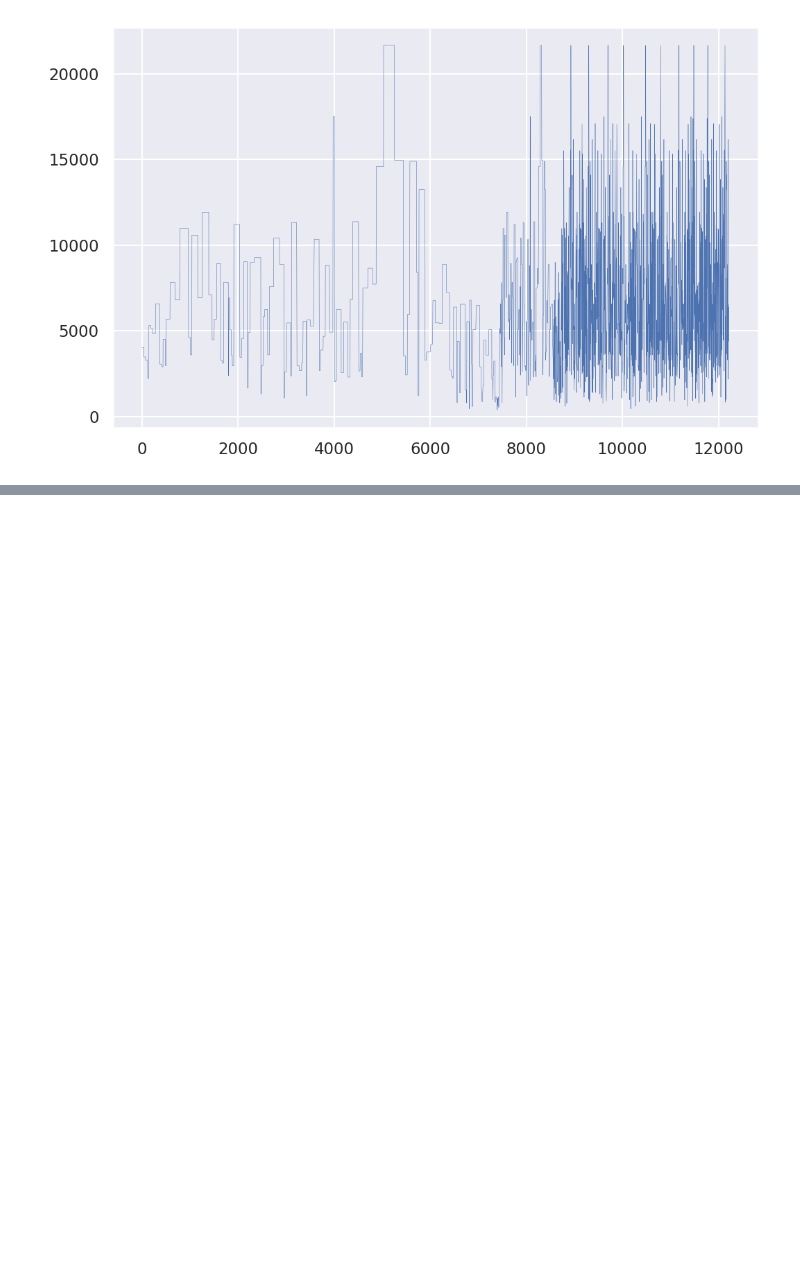
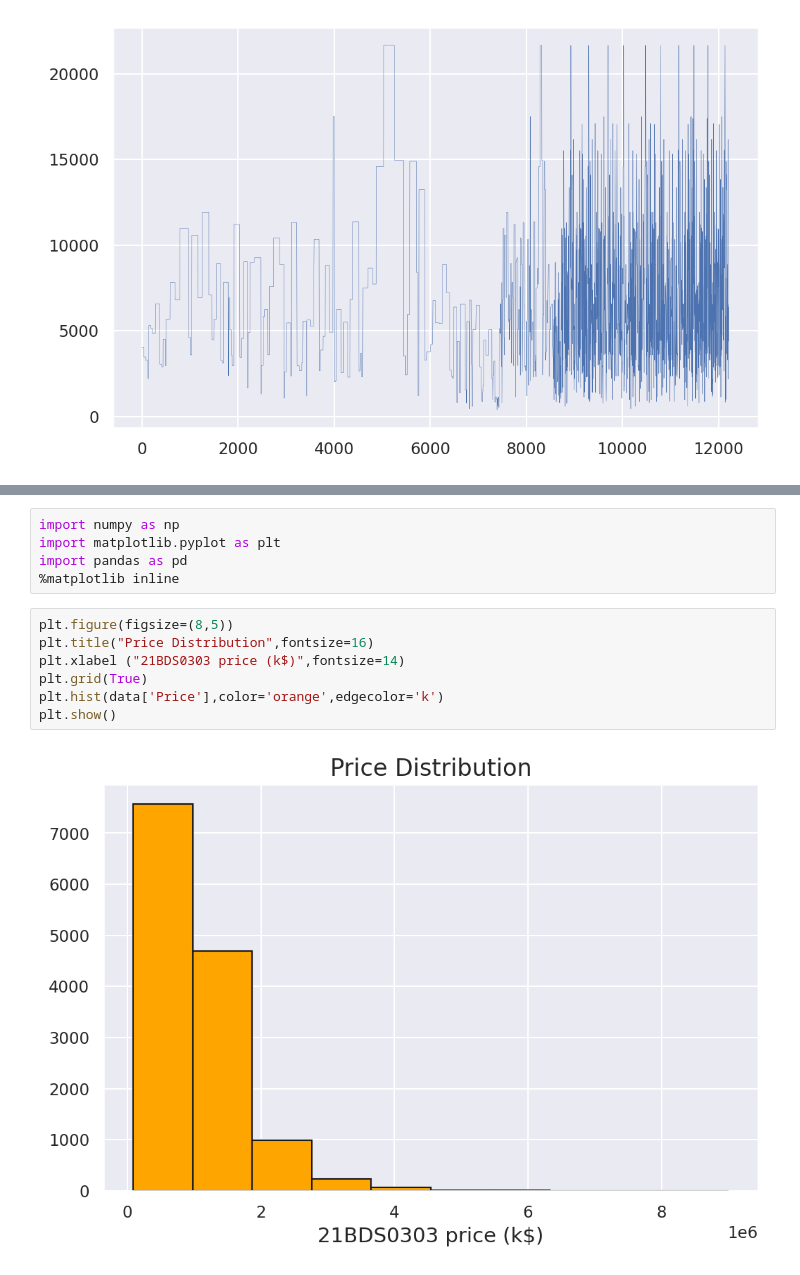
Before and after one commit to ANSHUMANDAS1506/EDA-Data-Analysis, a Jupyter notebook: 21BDS0303_EDA.ipynb, the cells around one changed output, grey strips where cells are left out. Saved outputs shown, nothing was run; the diff lists cells and outputs as text; blank space fills up the shorter version.

```diff
--- a/21BDS0303_EDA.ipynb
+++ b/21BDS0303_EDA.ipynb
@@ -395,0 +448,14 @@ df['Propertycount'].plot(linewidth=0.25)
+# %%
+import numpy as np
+import matplotlib.pyplot as plt
+import pandas as pd
+%matplotlib inline
+# %%
+plt.figure(figsize=(8,5))
+plt.title("Price Distribution",fontsize=16)
+plt.xlabel ("21BDS0303 price (k$)",fontsize=14)
+plt.grid(True)
+plt.hist(data['Price'],color='orange',edgecolor='k')
+plt.show()
+# %% [output]
+[figure, added]
```
Also changed, not shown: parts of 11 cells of this notebook.
